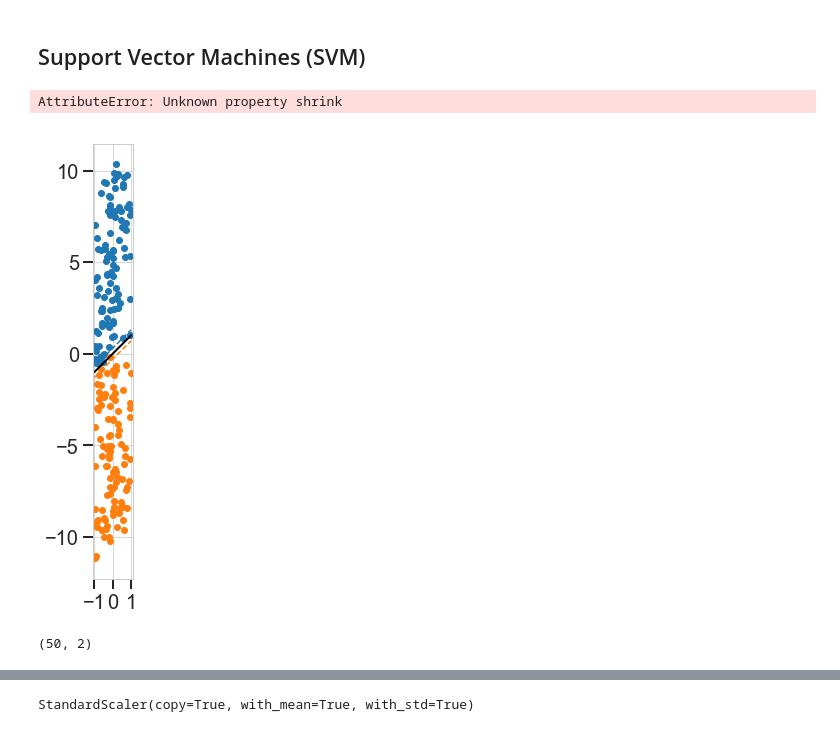
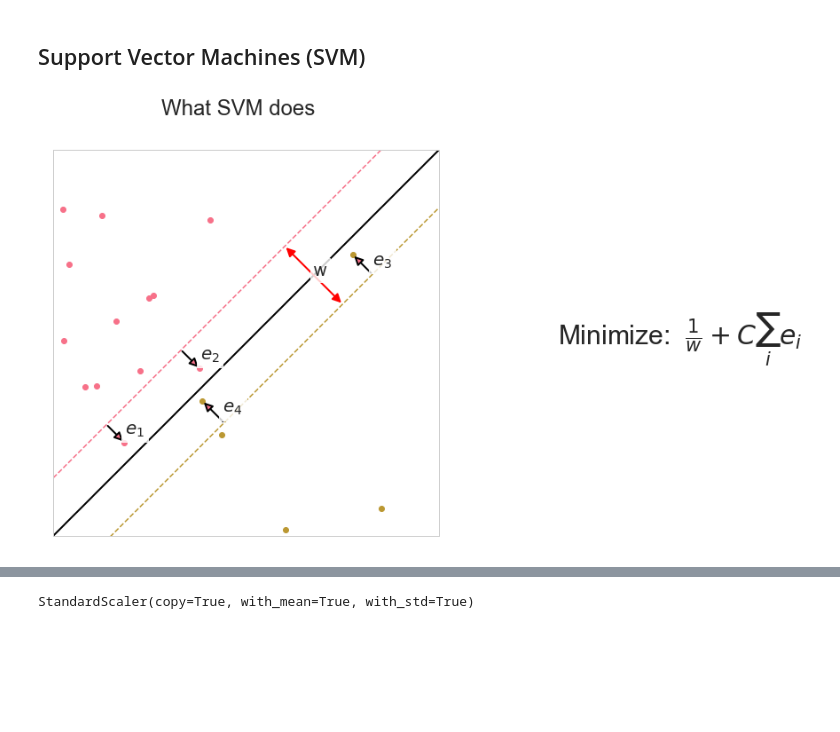
Before and after one commit to JanaLasser/data-science-course, a Jupyter notebook: day4/more_svm.ipynb, the cells around one changed output, grey strips where cells are left out. Saved outputs shown, nothing was run; the diff lists cells and outputs as text; code cells hidden in the pictures; blank space fills up the shorter version.

```diff
--- a/day4/more_svm.ipynb
+++ b/day4/more_svm.ipynb
@@ -52,8 +57,17 @@ np.random.seed(2)
 N = 100
 x = np.random.uniform(-1,1, size=N)
 
-y_cl1 = m*x + np.random.uniform(-0.3,10, size=N) + halfsep
-y_cl2 = m*x - np.random.uniform(-0.3,10, size=N) - halfsep
+
+y_cl1 = m*x + np.random.uniform(0,10, size=N) + halfsep
+y_cl2 = m*x - np.random.uniform(0,10, size=N) - halfsep
+
+# two misclassified points in upper cluster
+idx_to_lower = np.random.randint(0, y_cl1.size, size=2)
+y_cl1[idx_to_lower] = m*x[idx_to_lower] - np.random.uniform(0.6*halfsep,0.8*halfsep, size=2) + halfsep
+
+# two misclassified points in lower cluster
+idx_to_upper = np.random.randint(0, y_cl2.size, size=2)
+y_cl2[idx_to_upper] = m*x[idx_to_upper] + np.random.uniform(0.6*halfsep,0.8*halfsep, size=2) - halfsep
 
 cl1 = np.vstack((x, y_cl1)).T
 cl2 = np.vstack((x, y_cl2)).T
@@ -78,42 +92,43 @@ ax.plot(all_x, m*all_x, c='black', lw=2)
 x1 = 0.5
 y_u = m*x1 + halfsep
 y_l = m*x1 - halfsep
 
 dx = halfsep
-ax.annotate("", xy=(x1, y_l), xytext=(x1-dx,y_l+dx), arrowprops=dict(arrowstyle="<|-|>", ec='red', fc='red', mutation_scale=50, shrink=0.06), fontsize=40)
+ax.annotate("", xy=(x1, y_l), xytext=(x1-dx,y_l+dx), arrowprops=dict(arrowstyle="<|-|>", ec='red', fc='red', mutation_scale=20, lw=2))
 #ax.arrow(x1, y_l, -dx, dx, width=0.01, shape='full', ec='red', fc='red')
 ax.text(x1-dx/2, y_l+dx/2, 'w', bbox=text_bbox_dict)
 
 pts_beyond_upper = cl1[cl1[:,1]<m*cl1[:,0]+halfsep,:]
 pts_beyond_lower = cl2[cl2[:,1]>m*cl2[:,0]-halfsep,:]
 
 text_eps = 0.05
+
+errnum = 0
 for u,v in pts_beyond_upper:
+    errnum += 1
     perpfoot = (u+v-halfsep)/2, (u+v+halfsep)/2
-    ax.annotate("", xy=(u,v), xytext=perpfoot, arrowprops=dict(arrowstyle="-|>"))
-    ax.text((u+perpfoot[0])/2+text_eps, (v+perpfoot[1])/2, r'$e_i$', bbox=text_bbox_dict)
+    ax.annotate("", xy=(u,v), xytext=perpfoot, arrowprops=dict(arrowstyle="-|>", lw=2))
+    ax.text((u+perpfoot[0])/2+text_eps, (v+perpfoot[1])/2, r'$e_{%d}$'%errnum, bbox=text_bbox_dict)
 
 for u,v in pts_beyond_lower:
+    errnum += 1
     perpfoot = (u+v+halfsep)/2, (u+v-halfsep)/2
-    ax.annotate("", xy=(u,v), xytext=perpfoot, arrowprops=dict(arrowstyle="-|>"))
-    ax.text((u+perpfoot[0])/2+text_eps, (v+perpfoot[1])/2, r'$e_i$', bbox=text_bbox_dict)
+    ax.annotate("", xy=(u,v), xytext=perpfoot, arrowprops=dict(arrowstyle="-|>", lw=2))
+    ax.text((u+perpfoot[0])/2+text_eps, (v+perpfoot[1])/2, r'$e_{%d}$'%errnum, bbox=text_bbox_dict)
 
 # aesthetics
 ax.set_xlim(-1,1)
 ax.set_ylim(-1,1)
 ax.set_xticks([])
 ax.set_yticks([])
 
 
 ax2 = fig.add_axes([1, 0.5, 0.1,0.1])
-ax2.text(0,0, r"Minimize:  $\frac{1}{w}+C\sum_i e_i$")
+ax2.text(0,0, r"Minimize:  $\frac{1}{w}+C\sum_i e_i$", fontsize=30)
 
 ax2.axis('off')
 fig.suptitle('What SVM does')
+
+fig.savefig('svm-schematics.svg')
 # %% [output]
-AttributeError: Unknown property shrink
-[figure, old version]
+[figure, new version]
-# %%
-cl1.shape
-# %% [output]
-(50, 2)
```
Also changed, not shown: parts of 30 cells of this notebook, 1 other file.
